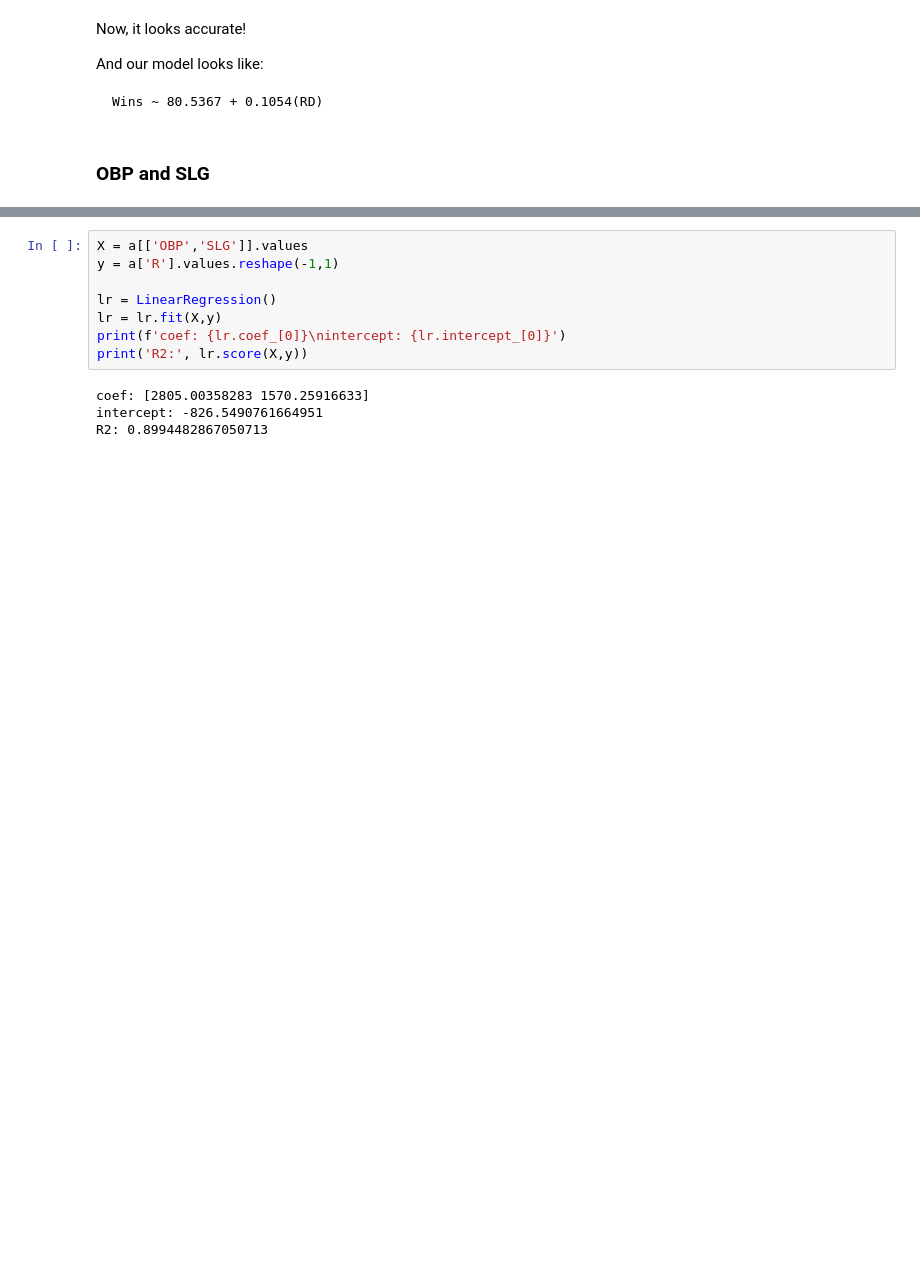
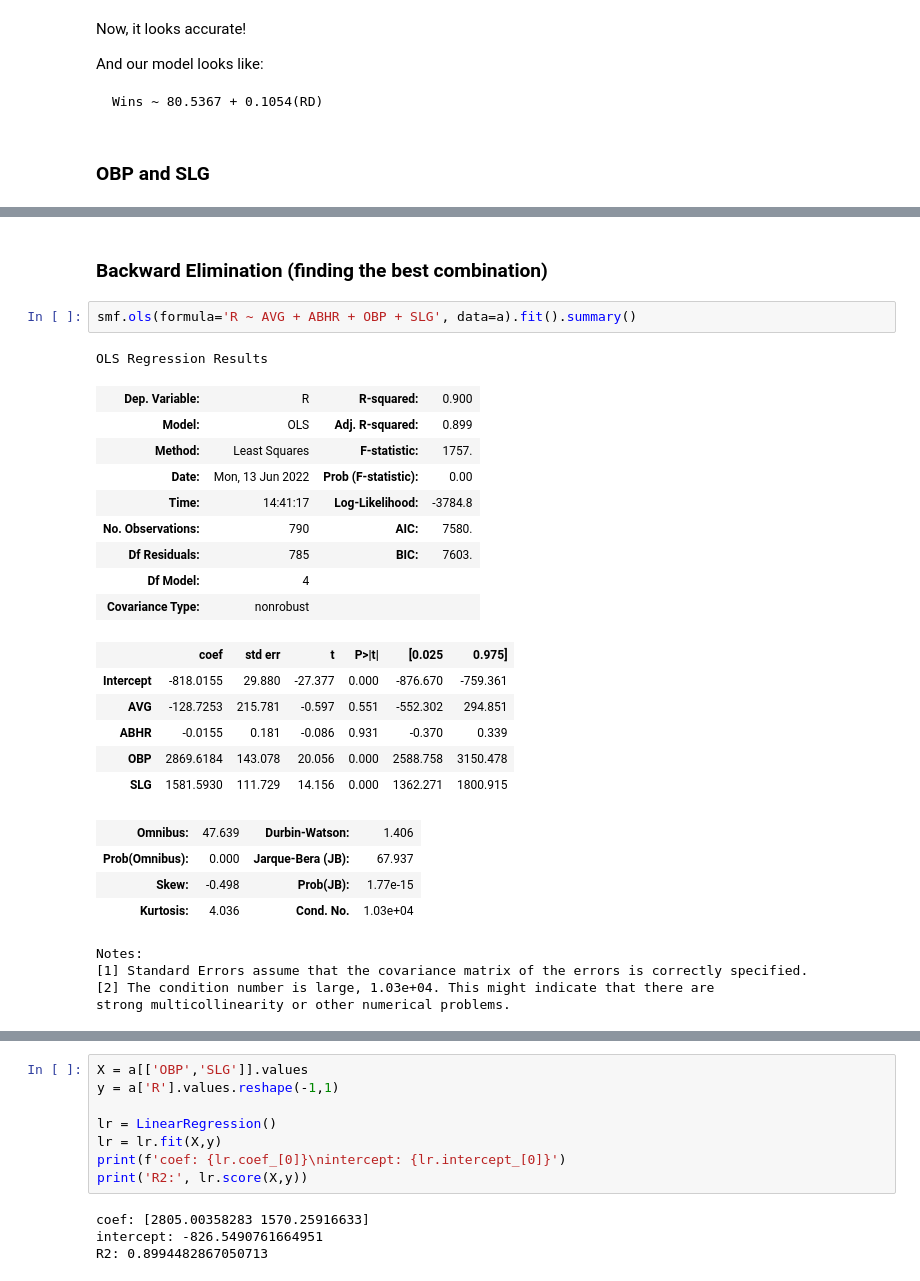
Before and after one commit to jinwls/Moneyball, a Jupyter notebook: moneyball.ipynb, the cells around one changed output, grey strips where cells are left out. Drawn from its saved outputs; the diff is of its cells as text; blank space fills up the shorter version.

```diff
--- a/moneyball.ipynb
+++ b/moneyball.ipynb
@@ -274,0 +272,29 @@ We can see that out of the 4 features(AVG, ABHR, OBP, SLG), OBP and SLG are show
+# %% [markdown]
+### Backward Elimination (finding the best combination)
+# %%
+smf.ols(formula='R ~ AVG + ABHR + OBP + SLG', data=a).fit().summary()
+# %% [output]
+OLS Regression Results
+| Dep. Variable: | R | R-squared: | 0.900 |
+| Model: | OLS | Adj. R-squared: | 0.899 |
+| Method: | Least Squares | F-statistic: | 1757. |
+| Date: | Mon, 13 Jun 2022 | Prob (F-statistic): | 0.00 |
+| Time: | 14:41:17 | Log-Likelihood: | -3784.8 |
+| No. Observations: | 790 | AIC: | 7580. |
+| Df Residuals: | 785 | BIC: | 7603. |
+| Df Model: | 4 |  |  |
+| Covariance Type: | nonrobust |  |  |
+|  | coef | std err | t | P>|t| | [0.025 | 0.975] |
+| Intercept | -818.0155 | 29.880 | -27.377 | 0.000 | -876.670 | -759.361 |
+| AVG | -128.7253 | 215.781 | -0.597 | 0.551 | -552.302 | 294.851 |
+| ABHR | -0.0155 | 0.181 | -0.086 | 0.931 | -0.370 | 0.339 |
+| OBP | 2869.6184 | 143.078 | 20.056 | 0.000 | 2588.758 | 3150.478 |
+| SLG | 1581.5930 | 111.729 | 14.156 | 0.000 | 1362.271 | 1800.915 |
+| Omnibus: | 47.639 | Durbin-Watson: | 1.406 |
+| Prob(Omnibus): | 0.000 | Jarque-Bera (JB): | 67.937 |
+| Skew: | -0.498 | Prob(JB): | 1.77e-15 |
+| Kurtosis: | 4.036 | Cond. No. | 1.03e+04 |
+Notes:
+[1] Standard Errors assume that the covariance matrix of the errors is correctly specified.
+[2] The condition number is large, 1.03e+04. This might indicate that there are
+strong multicollinearity or other numerical problems.
```
Also changed, not shown: parts of 26 cells of this notebook, 2 other files.
